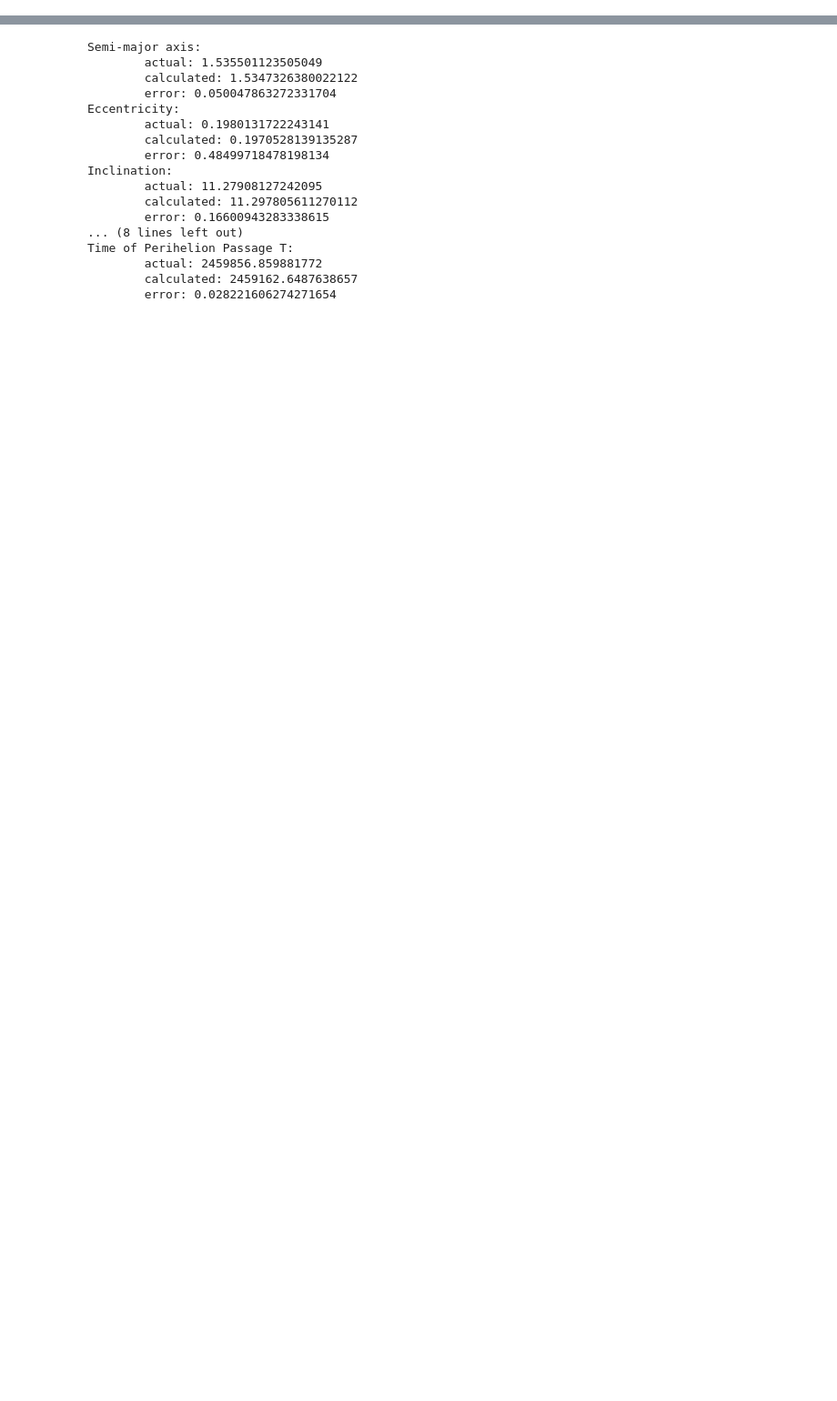
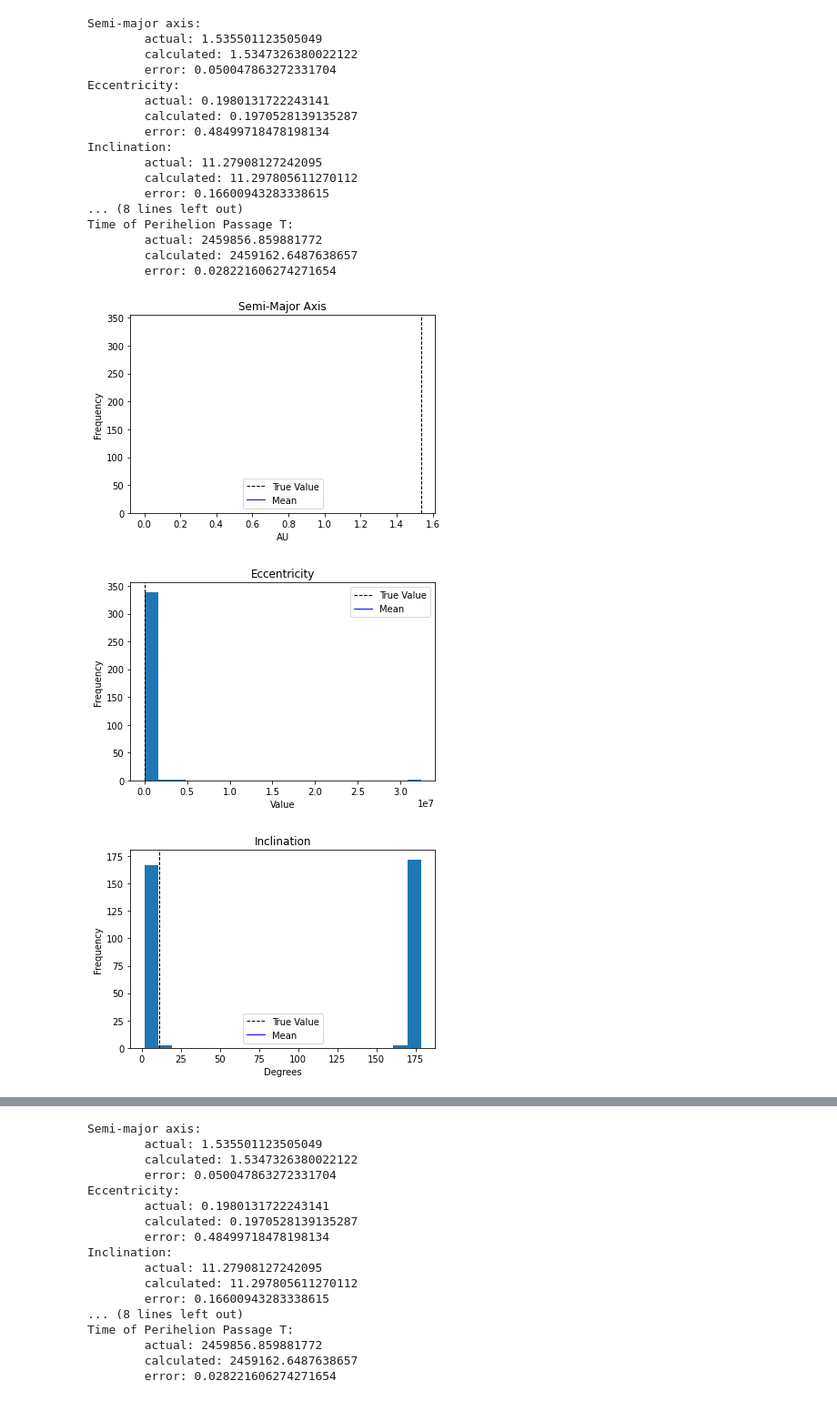
Before and after one commit to alisonsoong/SSP2022, a Jupyter notebook: ODCodeFinal.ipynb, the cells around one changed output, grey strips where cells are left out. Shown at 91% size. Saved outputs shown, nothing was run; the diff lists cells and outputs as text; code cells hidden in the pictures; blank space fills up the shorter version.

Commit message:
finished monte carlo, still not working completely, check wide ranges and time of perihelion

```diff
--- a/ODCodeFinal.ipynb
+++ b/ODCodeFinal.ipynb
@@ -486,0 +572,46 @@ class OD:
+# %%
+def main():
+
+    file = "/home/soonali/Desktop/SSP2022/SoongInput.txt"
+    data=Data()
+    od=OD(file)
+    od.MoG(selDate=['2022-06-28 04:33:44.089','2022-07-12 04:16:40.826','2022-07-14 04:41:39.025'])
+    a,e,i,o,w,m,t = 1.535501123505049E+00, 1.980131722243141E-01, 1.127908127242095E+01, 1.961976310756240E+02, 1.425325538303718E+02, 3.163937598615976E+02, 2459856.859881772194
+    od.getError([e,0,i,o,w,t,0,0,0,a])
+    od.exportResults(2459784.7916667, "July 24, 2022 7:00 UT", "results.txt")
+
+    #pos=[1.443067108181771E-01, -1.317704562209767E+00,  2.603995509326414E-01]
+    #vel=[1.508962292821129E-02,  4.204653312133877E-03,  3.420815309694857E-05]
+    #rho=[-1.954531015204457E-01, -3.595840779499869E-01,  2.603144841256543E-01]
+
+    results = [a,e,i,o,w,t]
+    #print(results)
+
+    fitsFiles=["/home/soonali/Desktop/SSP2022/0628.fits",
+           "/home/soonali/Desktop/SSP2022/0712.fits",
+           "/home/soonali/Desktop/SSP2022/0714.fits"]
+    od.monteCarlo(2000, fitsFiles, "monteCarloOutput.txt", results, selDate=['2022-06-28 04:33:44.089','2022-07-12 04:16:40.826','2022-07-14 04:41:39.025'])
+
+
+main()
+# %% [output]
+Semi-major axis:
+        actual: 1.535501123505049
+        calculated: 1.5347326380022122
+        error: 0.050047863272331704
+Eccentricity:
+        actual: 0.1980131722243141
+        calculated: 0.1970528139135287
+        error: 0.48499718478198134
+Inclination:
+        actual: 11.27908127242095
+        calculated: 11.297805611270112
+        error: 0.16600943283338615
+... (8 lines left out)
+Time of Perihelion Passage T:
+        actual: 2459856.859881772
+        calculated: 2459162.6487638657
+        error: 0.028221606274271654
+[figure, added]
+[figure, added]
+[figure, added]
```
Also changed, not shown: parts of 7 cells of this notebook, 5 other files.
